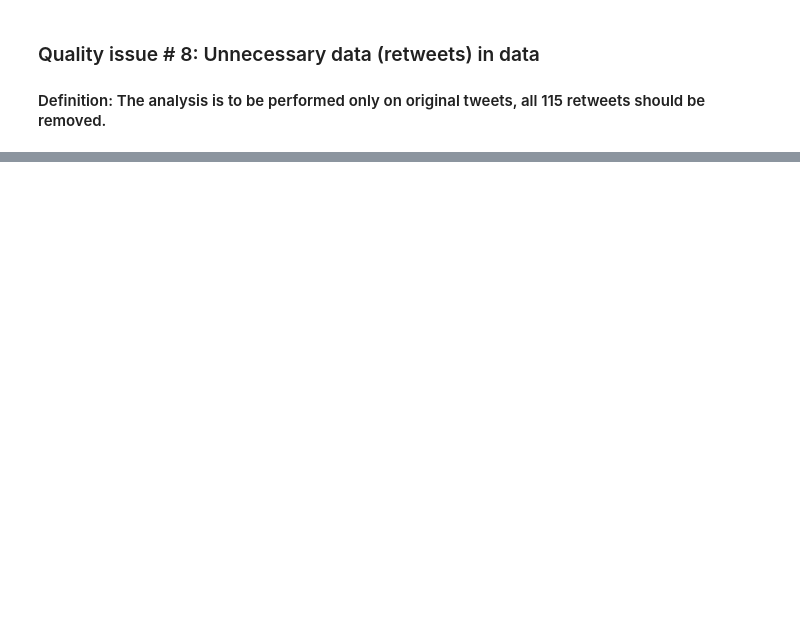
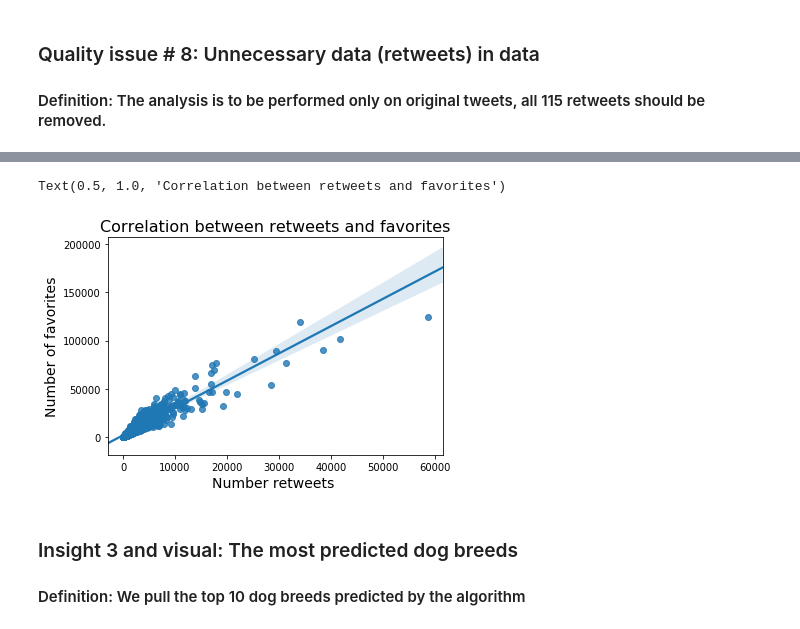
Before and after one commit to taloc/data_wrangling, a Jupyter notebook: wrangle_act.ipynb, the cells around one changed output, grey strips where cells are left out. Saved outputs shown, nothing was run; the diff lists cells and outputs as text; code cells hidden in the pictures; blank space fills up the shorter version.

```diff
--- a/wrangle_act.ipynb
+++ b/wrangle_act.ipynb
@@ -486,0 +449,3 @@ df3_clean.head()
+# %%
+# We drop if duplicate exist:
+df_clean = df_clean.sort_values('dog_stage').drop_duplicates('tweet_id', keep = 'last')
@@ -486,0 +567,12 @@ df3_clean.head()
+# %%
+# We use the seaborn regplot to generate a scatterplot with a trend line
+sns.regplot(x="retweet_count", y="favorite_count", data=df_clean_master);
+plt.xlabel('Number retweets ', fontsize=14)
+plt.ylabel('Number of favorites', fontsize=14)
+plt.title('Correlation between retweets and favorites',fontsize=16)
+# %% [output]
+Text(0.5, 1.0, 'Correlation between retweets and favorites')
+[figure, added]
+# %% [markdown]
+### Insight 3 and visual: The most predicted dog breeds
+#### Definition: We pull the top 10 dog breeds predicted by the algorithm
```
Also changed, not shown: parts of 39 cells of this notebook.
